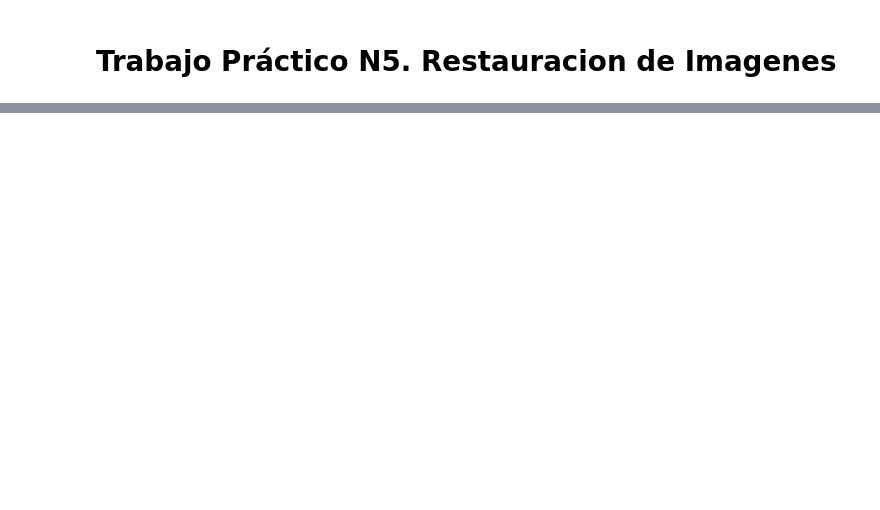
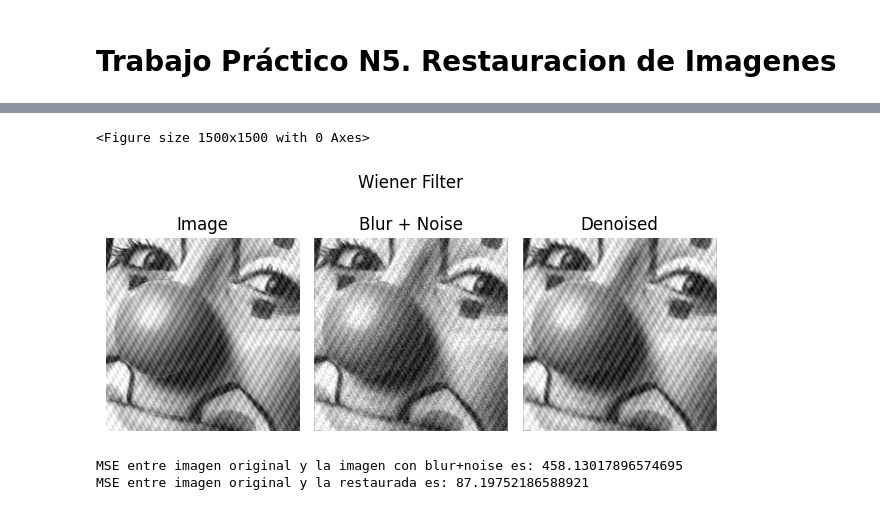
Before and after one commit to bautistasch/Procesamiento-de-Imagenes, a Jupyter notebook: TP5/notebook.ipynb, the cells around one changed output, grey strips where cells are left out. Cells and saved outputs as stored; diff of their text form; code cells hidden in the pictures; blank space fills up the shorter version.

```diff
--- a/TP5/notebook.ipynb
+++ b/TP5/notebook.ipynb
@@ -78,0 +129,37 @@ show_side_by_side([bridge, blurred, inverse_filter], ["Image", "Blur + Noise", "
+# %%
+def WienerRestore(kernel,degraded_img,noise_std=None,original_img=None):
+  expanded_kernel = ExpandKernel(kernel, degraded_img.shape)
+  H = np.fft.fft2( np.fft.ifftshift(expanded_kernel) )
+  H_power = np.power(abs(H), 2* np.ones(H.shape))
+  L= 1e-1
+  if (noise_std == None):
+    W = np.conjugate(H) / (H_power + L)
+  else:
+    img_mod = abs( np.fft.fft2( original_img ) )
+    Sxx = np.power( img_mod, 2* np.ones(img_mod.shape)) / (img_mod.shape[0] * img_mod.shape[1])
+    Snn = (noise_std*noise_std) * np.ones( Sxx.shape )
+    W = np.conjugate(H) / (H_power + (Snn/Sxx) )
+  F_hat = np.fft.fft2( degraded_img ) * W
+  aux = np.nan_to_num(F_hat)
+  restored = abs( np.fft.ifft2( aux )  )
+  restored[restored < 0] = 0
+  restored[restored > 255] = 255
+  return restored.astype(int)
+# %%
+#Original
+std_ = 20
+blur_noisy = ApplyNoise(degraded,std=std_)
+restored_noisy = WienerRestore(kernel.astype(float),blur_noisy.astype(float),noise_std=std_,original_img=img.astype(float))
+
+fig_a = plt.figure(figsize=(15,15))
+plt.subplots_adjust(top = 1, bottom = 0, right = 1, left = 0, hspace = 0.2, wspace = 0.2)
+
+
+show_side_by_side([img, blur_noisy, restored_noisy], ["Image", "Blur + Noise", "Denoised"], "Wiener Filter")
+print('MSE entre imagen original y la imagen con blur+noise es:', mse(blur_noisy, img))
+print('MSE entre imagen original y la restaurada es:', mse(restored_noisy, img))
+# %% [output]
+<Figure size 1500x1500 with 0 Axes>
+[figure, added]
+MSE entre imagen original y la imagen con blur+noise es: 458.13017896574695
+MSE entre imagen original y la restaurada es: 87.19752186588921
```
Also changed, not shown: parts of 26 cells of this notebook.
